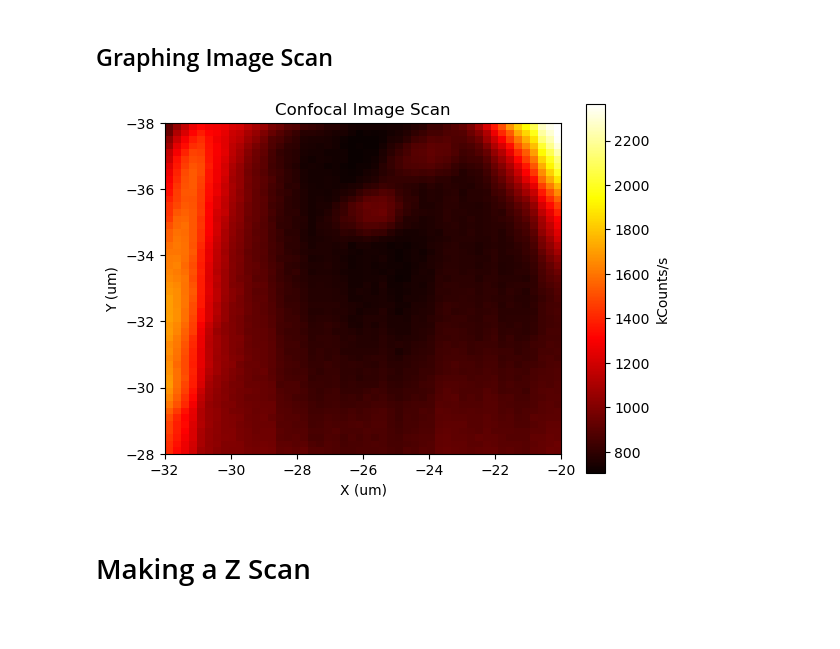
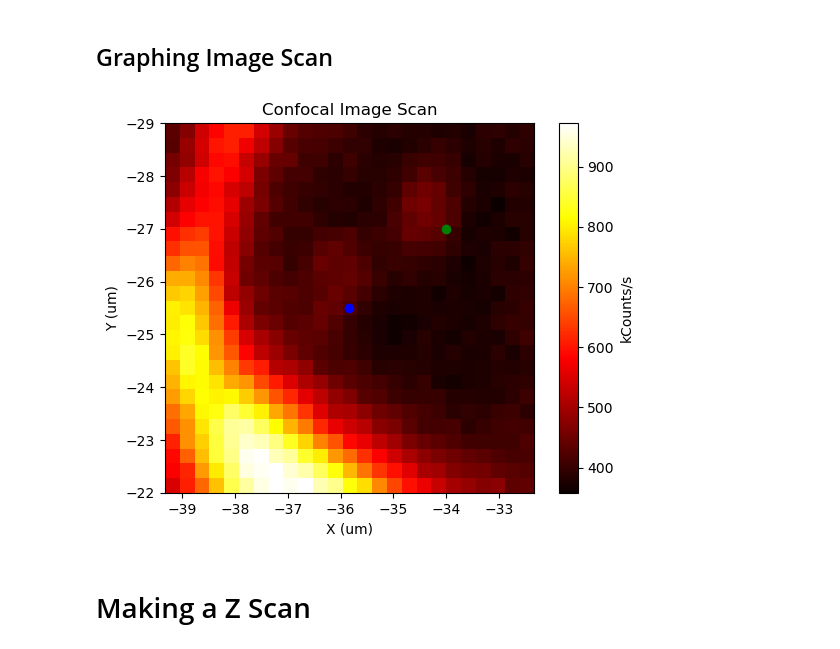
Before and after one commit to ACBJayichLab/NV_ABJ, a Jupyter notebook: Experimental Interfaces Testing/interfaceing_experiment.ipynb, the cells around one changed output. Drawn from its saved outputs; the diff is of its cells as text; code cells hidden in the pictures; blank space fills up the shorter version.

```diff
--- a/Experimental Interfaces Testing/interfaceing_experiment.ipynb
+++ b/Experimental Interfaces Testing/interfaceing_experiment.ipynb
@@ -204,11 +237,21 @@ sequence_generator.update_devices([microwave_switch,apd_trigger,aom_trigger])
 # %% [markdown]
 ## Getting the Image Data
 # %%
-dwell_time_s = 30e-3
+dwell_time_s = 10e-3
 
-z_position = -10e-6
-x_positions = np.linspace(-38e-6,-28e-6,50)
-y_positions = np.linspace(-32e-6,-20e-6,50)
+x_position = -3.45e-05
+y_position = -2.7499999999999998e-05
+z_position = -8.930578947368422e-06
+
+span = 7e-6
+num_points = 25
+
+if True:
+    x_positions = np.linspace(x_position-span/2,x_position+span/2,num_points)
+    y_positions = np.linspace(y_position-span/2,y_position+span/2,num_points)
+else:
+    x_positions = np.linspace(-50e-6,50e-6,num_points)
+    y_positions = np.linspace(-50e-6,50e-6,num_points)
 
 print(f"Time Estimate (min): {2*dwell_time_s*len(x_positions)*len(y_positions)/60}, Started at: {datetime.fromtimestamp(start_time:=time.time())}")
 xy_counts,x_positions,y_positions = confocal.xy_scan(dwell_time_s,x_positions,y_positions,z_position)
@@ -219,18 +261,20 @@ Time Estimate (min): 2.5, Started at: 2025-04-01 11:01:54.622043
 # %% [markdown]
 ## Graphing Image Scan
 # %%
-img = plt.imshow(xy_counts/1000, cmap='hot', extent=(min(y_positions)*1e6,max(y_positions)*1e6,max(x_positions)*1e6,min(x_positions)*1e6))  # Use a colormap for visualization
+img = plt.imshow(xy_counts/1000, cmap='hot', extent=(min(x_positions)*1e6,max(x_positions)*1e6,max(y_positions)*1e6,min(y_positions)*1e6))  # Use a colormap for visualization
 cbar = plt.colorbar(img)
 #plt.clim(2.25,13.25)
 cbar.set_label("kCounts/s")
 
+plt.scatter([x_position*1e6],[y_position*1e6], c='blue')
+plt.scatter(-34,-27,c="green")
 
 plt.title("Confocal Image Scan")
 plt.xlabel("X (um)")
 plt.ylabel("Y (um)")
 plt.show()
 # %% [output]
-[figure, old version]
+[figure, new version]
 # %% [markdown]
 # Making a Z Scan
 # %% [markdown]
```
Also changed, not shown: parts of 7 cells of this notebook.
